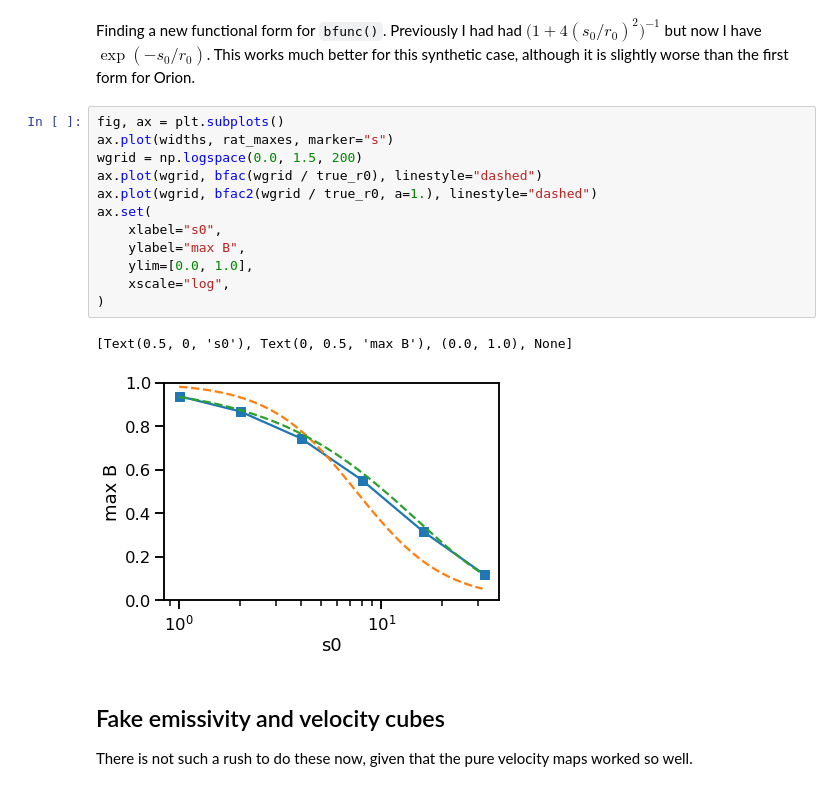
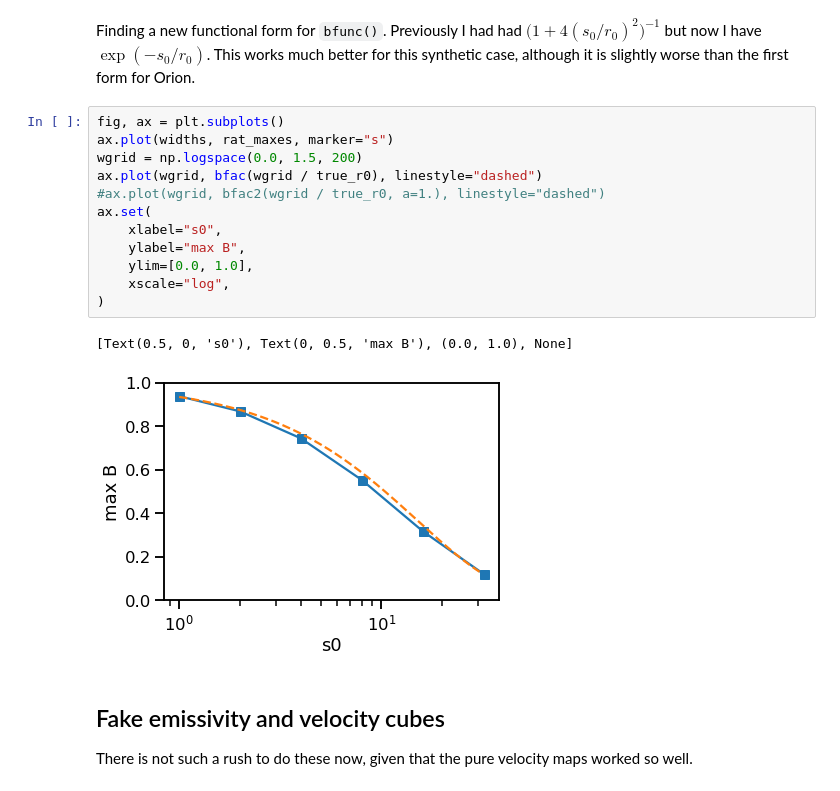
Before and after one commit to will-henney/mariano-velocity-statistics, a Jupyter notebook: fake-maps-seeing.ipynb, the cells around one changed output. Drawn from its saved outputs; the diff is of its cells as text.

```diff
--- a/fake-maps-seeing.ipynb
+++ b/fake-maps-seeing.ipynb
@@ -521,18 +580,18 @@ Finding a new functional form for `bfunc()`.  Previously I had had $\bigl(1 + 4
 # %%
 fig, ax = plt.subplots()
 ax.plot(widths, rat_maxes, marker="s")
 wgrid = np.logspace(0.0, 1.5, 200)
 ax.plot(wgrid, bfac(wgrid / true_r0), linestyle="dashed")
-ax.plot(wgrid, bfac2(wgrid / true_r0, a=1.), linestyle="dashed")
+#ax.plot(wgrid, bfac2(wgrid / true_r0, a=1.), linestyle="dashed")
 ax.set(
     xlabel="s0",
     ylabel="max B",
     ylim=[0.0, 1.0],
     xscale="log",
 )
 # %% [output]
 [Text(0.5, 0, 's0'), Text(0, 0.5, 'max B'), (0.0, 1.0), None]
-[figure, old version]
+[figure, new version]
 # %% [markdown]
 ## Fake emissivity and velocity cubes
 
```
Also changed, not shown: parts of 3 cells of this notebook, 2 other files.
